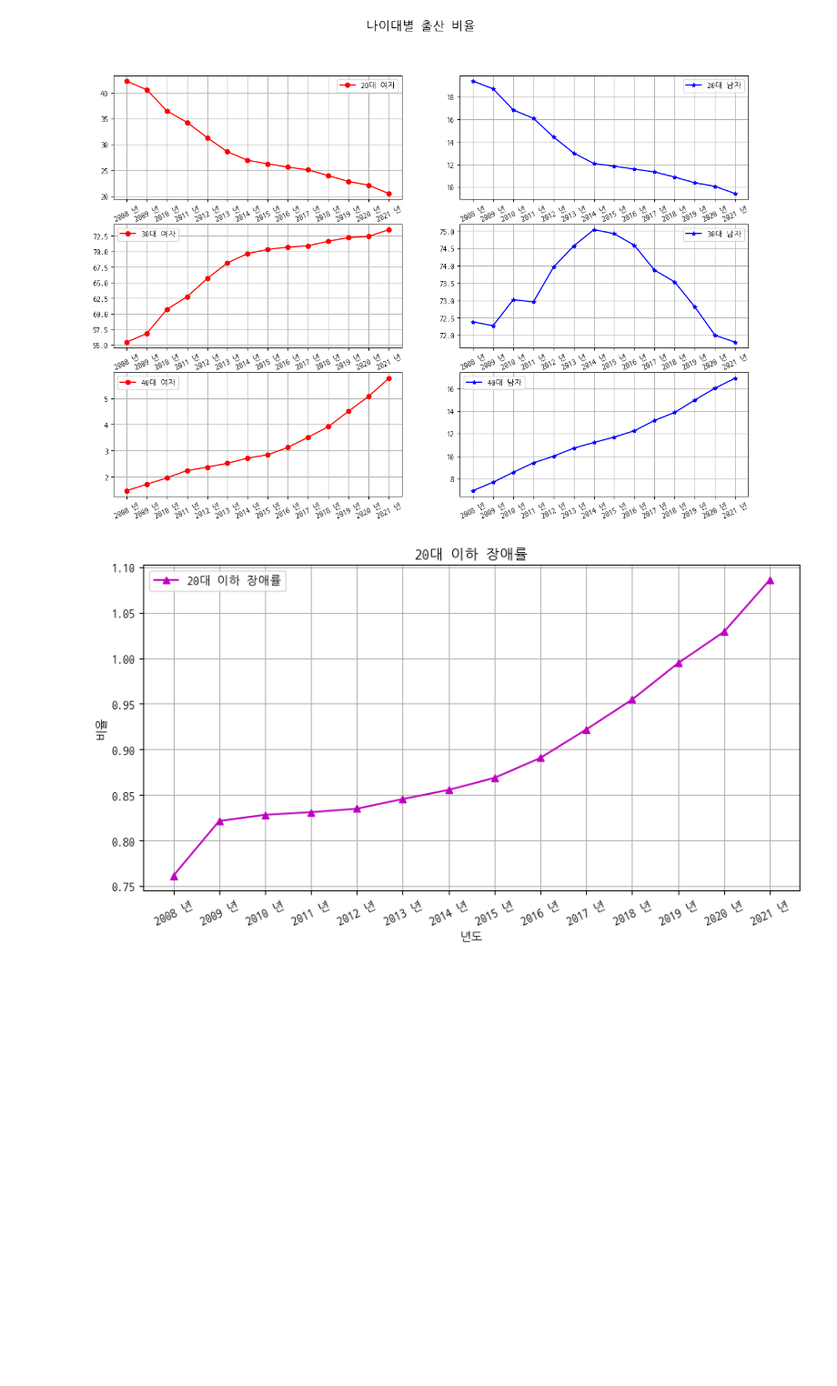
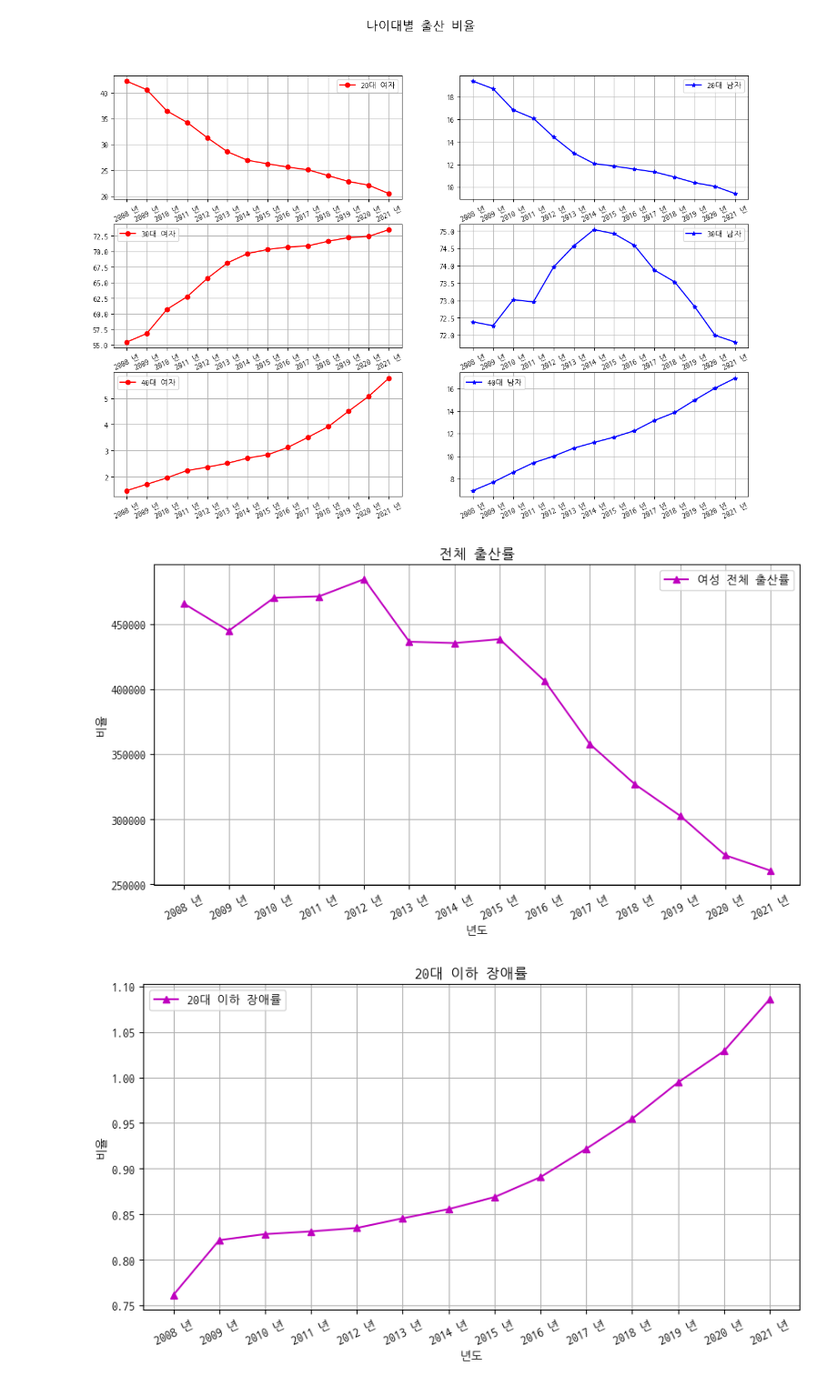
Before and after one commit to PaddingE/github_test, a Jupyter notebook: semi_final copy 2.ipynb, the cells around one changed output. Shown: that part at 91% size. Cells and saved outputs as stored; diff of their text form; code cells hidden in the pictures; blank space fills up the shorter version.

```diff
--- a/semi_final copy 2.ipynb
+++ b/semi_final copy 2.ipynb
@@ -286,6 +286,27 @@ ax[2, 1].grid()
 plt.show()
 # %% [output]
 [figure]
+# %%
+# 그래프 크기 설정
+plt.figure(figsize=(10, 5))
+
+# 쟁애 발생률 그래프 그리기
+plt.plot(total_female, 'm^-', label='여성 전체 출산률')
+
+# 그래프 타이틀과 레이블 설정
+plt.title('전체 출산률')
+plt.xlabel('년도')
+plt.ylabel('비율')
+
+plt.xticks(rotation = 25)
+
+plt.legend()
+
+# 그래프 출력
+plt.grid()
+plt.show()
+# %% [output]
+[figure, added]
 # %%
 # 그래프 크기 설정
 plt.figure(figsize=(10, 5))
```
Also changed, not shown: parts of 3 cells of this notebook.
